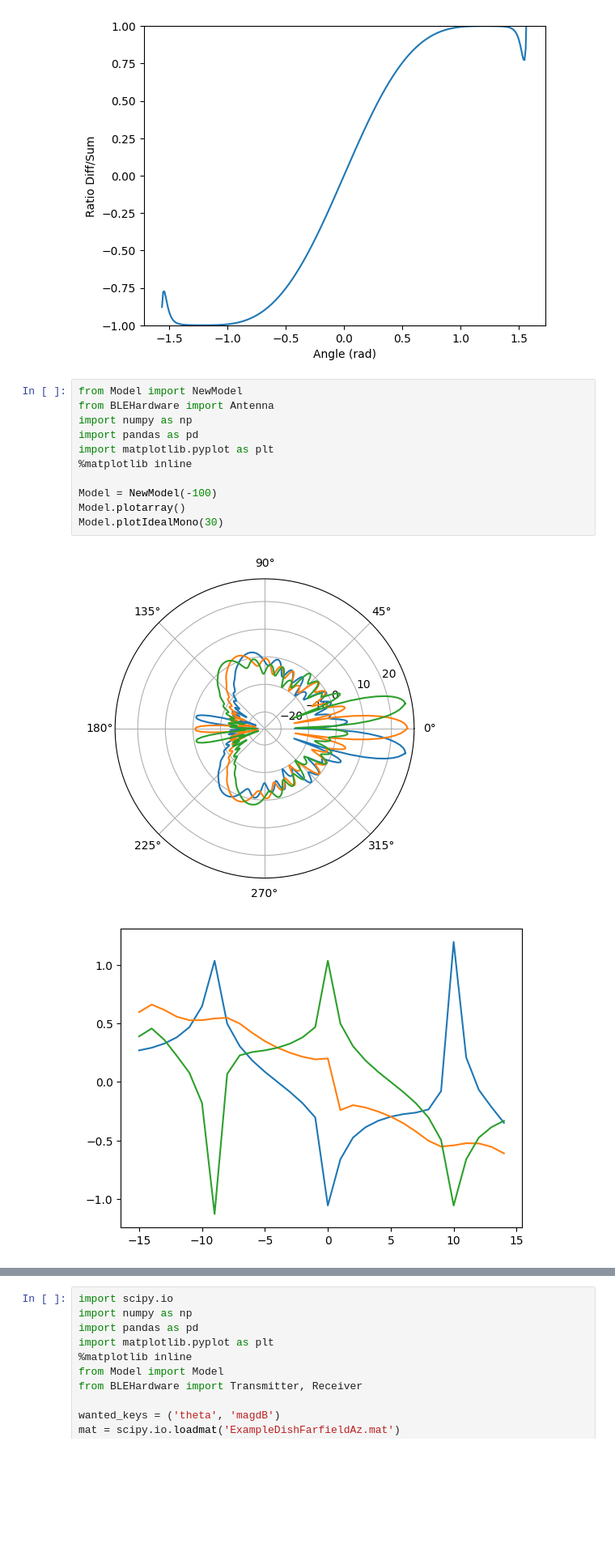
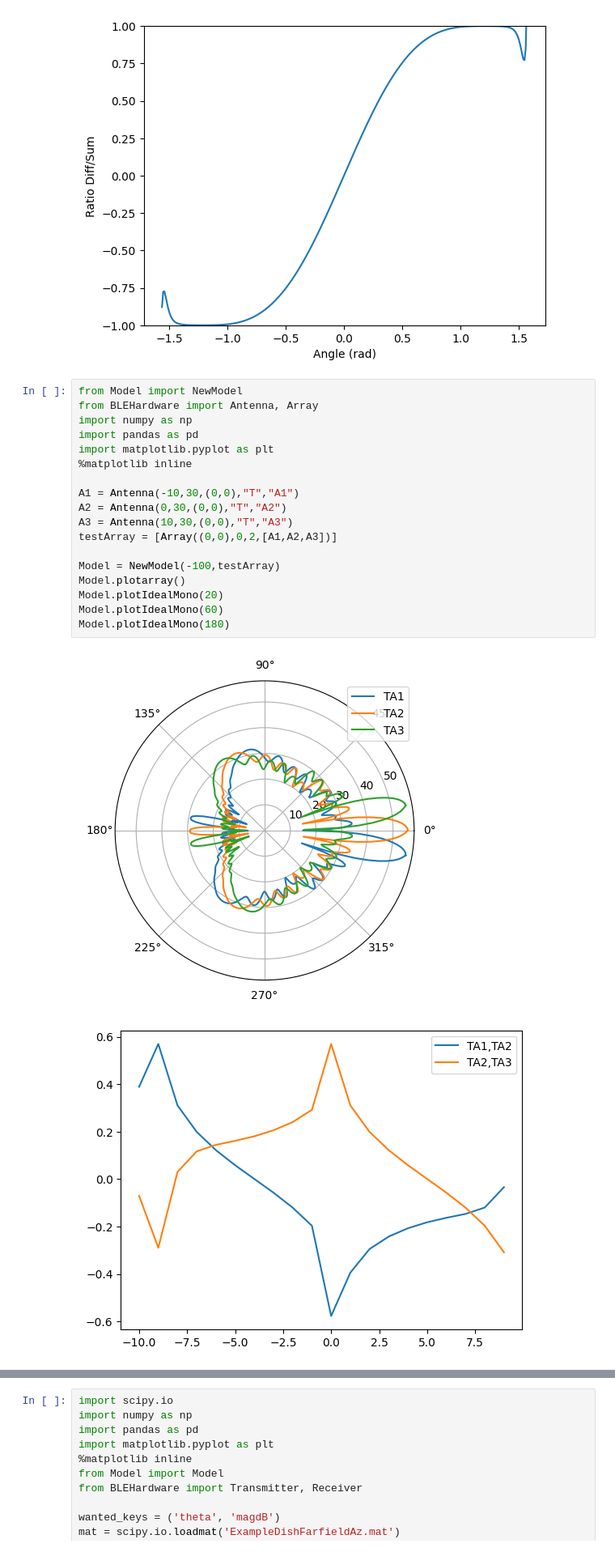
Before and after one commit to Aplefen1/BeeTrackingDiss, a Jupyter notebook: Experiments and Models/AccurateModellingTest.ipynb, the cells around one changed output, grey strips where cells are left out. Shown: that part at 81% size. Cells and saved outputs as stored; diff of their text form; blank space fills up the shorter version.

```diff
--- a/Experiments and Models/AccurateModellingTest.ipynb
+++ b/Experiments and Models/AccurateModellingTest.ipynb
@@ -96,15 +96,22 @@ sx.plot(theta, diff_sum_ratio)
 [figure]
 # %%
 from Model import NewModel
-from BLEHardware import Antenna
+from BLEHardware import Antenna, Array
 import numpy as np
 import pandas as pd
 import matplotlib.pyplot as plt
 %matplotlib inline
 
-Model = NewModel(-100)
+A1 = Antenna(-10,30,(0,0),"T","A1")
+A2 = Antenna(0,30,(0,0),"T","A2")
+A3 = Antenna(10,30,(0,0),"T","A3")
+testArray = [Array((0,0),0,2,[A1,A2,A3])]
+
+Model = NewModel(-100,testArray)
 Model.plotarray()
-Model.plotIdealMono(30)
+Model.plotIdealMono(20)
+Model.plotIdealMono(60)
+Model.plotIdealMono(180)
 # %% [output]
-[figure, old version]
+[figure, new version]
-[figure, old version]
+[figure, new version]
```
Also changed, not shown: parts of 2 cells of this notebook, 2 other files.
